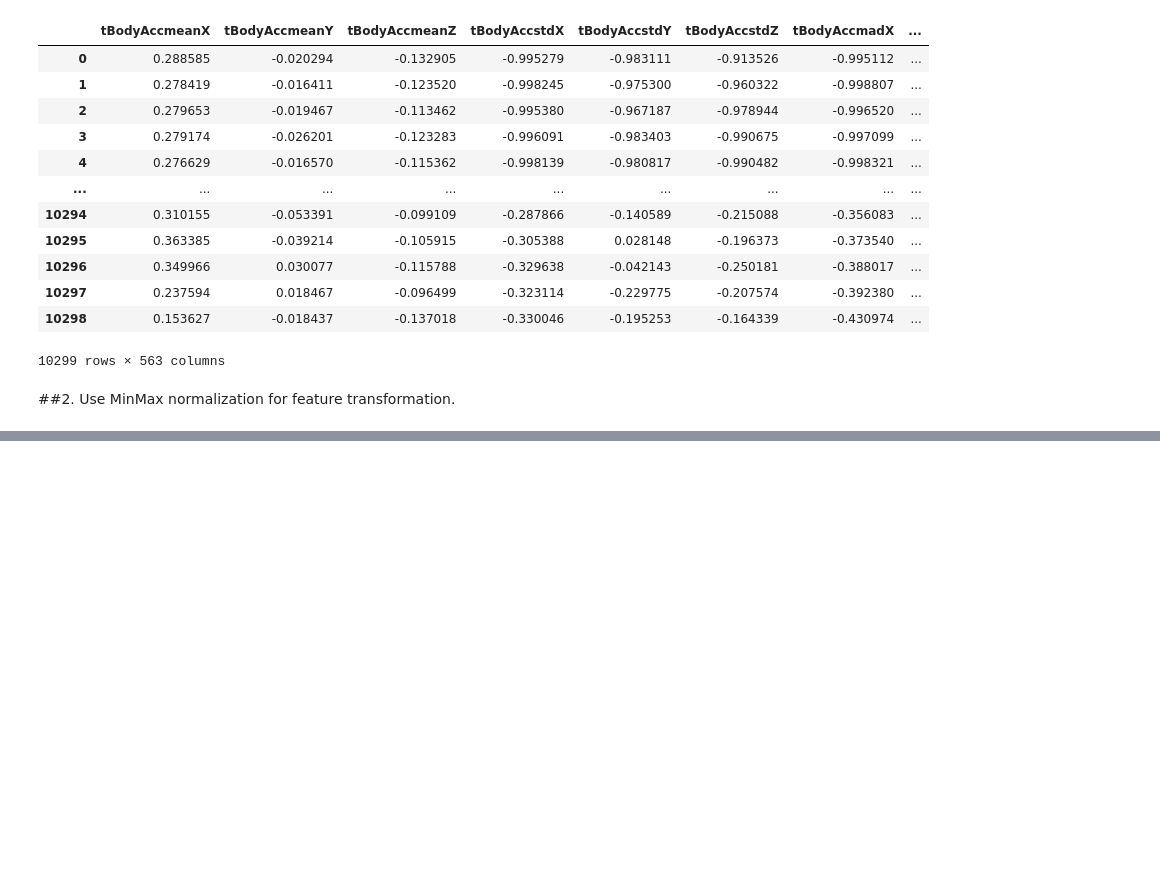
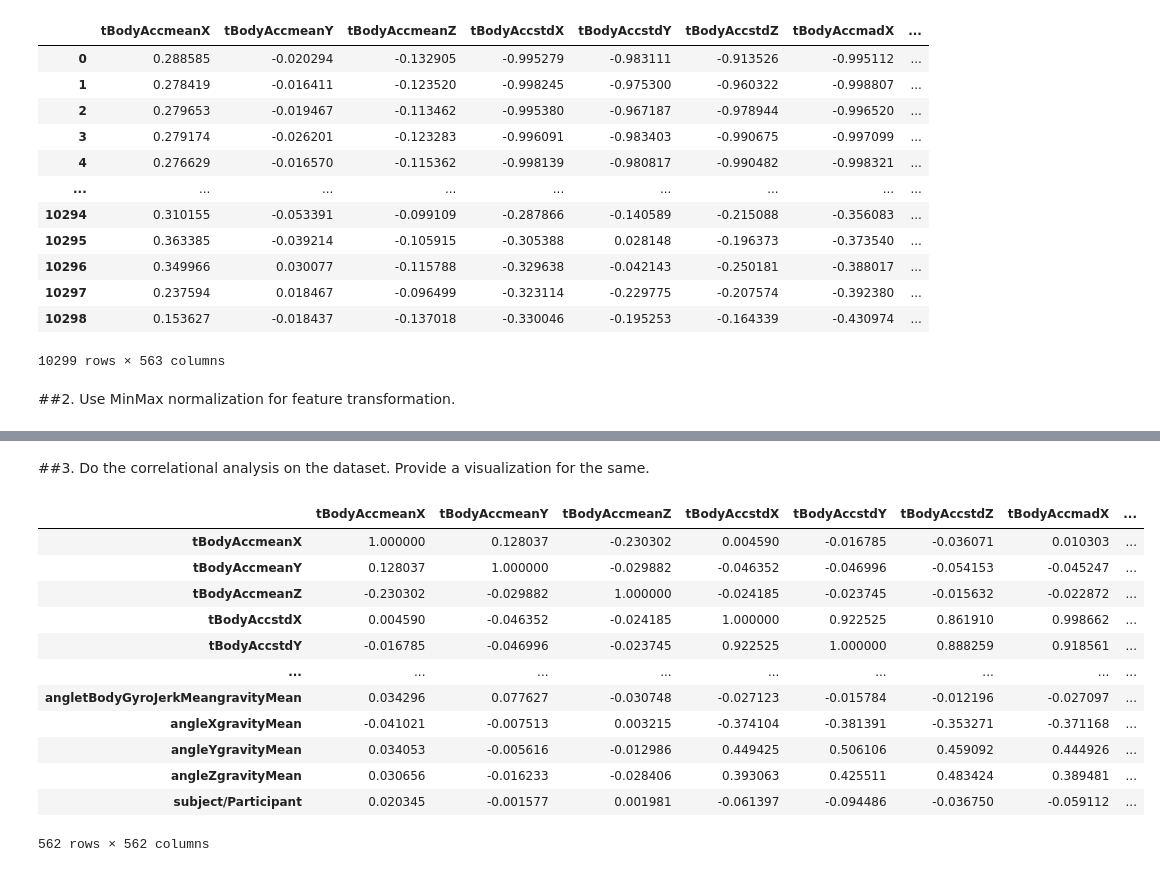
Before and after one commit to mshamesh/HumanActivityRecognition, a Jupyter notebook: Smartphones_assignment.ipynb, the cells around one changed output, grey strips where cells are left out. Drawn from its saved outputs; the diff is of its cells as text; code cells hidden in the pictures; blank space fills up the shorter version.

```diff
--- a/Smartphones_assignment.ipynb
+++ b/Smartphones_assignment.ipynb
@@ -338,0 +328,20 @@ print(normalized_df)
+# %% [markdown]
+##3. Do the correlational analysis on the dataset. Provide a visualization for the same.
+# %%
+# To calculate correlation between varables
+
+activity_data.corr()
+# %% [output]
+|  | tBodyAccmeanX | tBodyAccmeanY | tBodyAccmeanZ | tBodyAccstdX | tBodyAccstdY | tBodyAccstdZ | tBodyAccmadX | ... |
+| tBodyAccmeanX | 1.000000 | 0.128037 | -0.230302 | 0.004590 | -0.016785 | -0.036071 | 0.010303 | ... |
+| tBodyAccmeanY | 0.128037 | 1.000000 | -0.029882 | -0.046352 | -0.046996 | -0.054153 | -0.045247 | ... |
+| tBodyAccmeanZ | -0.230302 | -0.029882 | 1.000000 | -0.024185 | -0.023745 | -0.015632 | -0.022872 | ... |
+| tBodyAccstdX | 0.004590 | -0.046352 | -0.024185 | 1.000000 | 0.922525 | 0.861910 | 0.998662 | ... |
+| tBodyAccstdY | -0.016785 | -0.046996 | -0.023745 | 0.922525 | 1.000000 | 0.888259 | 0.918561 | ... |
+| ... | ... | ... | ... | ... | ... | ... | ... | ... |
+| angletBodyGyroJerkMeangravityMean | 0.034296 | 0.077627 | -0.030748 | -0.027123 | -0.015784 | -0.012196 | -0.027097 | ... |
+| angleXgravityMean | -0.041021 | -0.007513 | 0.003215 | -0.374104 | -0.381391 | -0.353271 | -0.371168 | ... |
+| angleYgravityMean | 0.034053 | -0.005616 | -0.012986 | 0.449425 | 0.506106 | 0.459092 | 0.444926 | ... |
+| angleZgravityMean | 0.030656 | -0.016233 | -0.028406 | 0.393063 | 0.425511 | 0.483424 | 0.389481 | ... |
+| subject/Participant | 0.020345 | -0.001577 | 0.001981 | -0.061397 | -0.094486 | -0.036750 | -0.059112 | ... |
+562 rows × 562 columns
```
Also changed, not shown: parts of 4 cells of this notebook.
